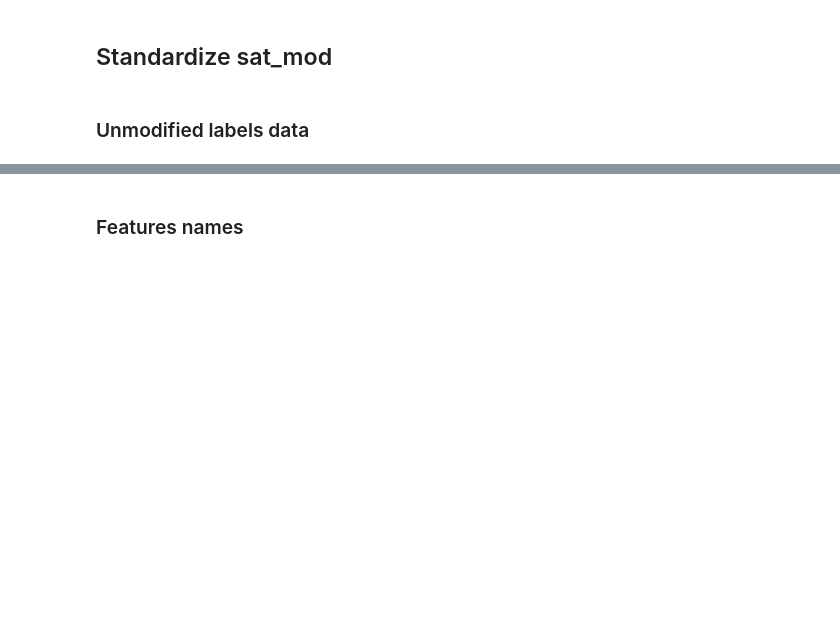
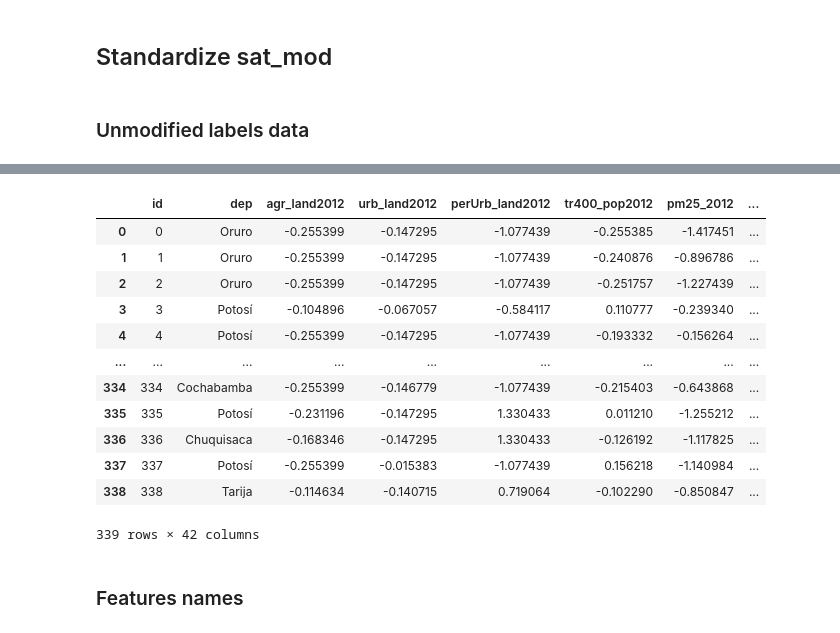
Before and after one commit to HendrixPeralta/bol_hdi_prediction, a Jupyter notebook: 01_data_exploration.ipynb, the cells around one changed output, grey strips where cells are left out. Cells and saved outputs as stored; diff of their text form; code cells hidden in the pictures; blank space fills up the shorter version.

```diff
--- a/01_data_exploration.ipynb
+++ b/01_data_exploration.ipynb
@@ -696,6 +713,22 @@ standardize_columns = sat_true.columns.difference(exclude)
 scaler = StandardScaler()
 sat_true_standar[standardize_columns] = scaler.fit_transform(sat_true_standar[standardize_columns])
 sat_true_standar.to_csv("data/sdg_prediction/sat_true_standardize.csv", index=False)
+# %%
+sat_true_standar
+# %% [output]
+|  | id | dep | agr_land2012 | urb_land2012 | perUrb_land2012 | tr400_pop2012 | pm25_2012 | ... |
+| 0 | 0 | Oruro | -0.255399 | -0.147295 | -1.077439 | -0.255385 | -1.417451 | ... |
+| 1 | 1 | Oruro | -0.255399 | -0.147295 | -1.077439 | -0.240876 | -0.896786 | ... |
+| 2 | 2 | Oruro | -0.255399 | -0.147295 | -1.077439 | -0.251757 | -1.227439 | ... |
+| 3 | 3 | Potosí | -0.104896 | -0.067057 | -0.584117 | 0.110777 | -0.239340 | ... |
+| 4 | 4 | Potosí | -0.255399 | -0.147295 | -1.077439 | -0.193332 | -0.156264 | ... |
+| ... | ... | ... | ... | ... | ... | ... | ... | ... |
+| 334 | 334 | Cochabamba | -0.255399 | -0.146779 | -1.077439 | -0.215403 | -0.643868 | ... |
+| 335 | 335 | Potosí | -0.231196 | -0.147295 | 1.330433 | 0.011210 | -1.255212 | ... |
+| 336 | 336 | Chuquisaca | -0.168346 | -0.147295 | 1.330433 | -0.126192 | -1.117825 | ... |
+| 337 | 337 | Potosí | -0.255399 | -0.015383 | -1.077439 | 0.156218 | -1.140984 | ... |
+| 338 | 338 | Tarija | -0.114634 | -0.140715 | 0.719064 | -0.102290 | -0.850847 | ... |
+339 rows × 42 columns
 # %% [markdown]
 ### Features names
 # %%
```
Also changed, not shown: parts of 2 cells of this notebook, 2 other files.
